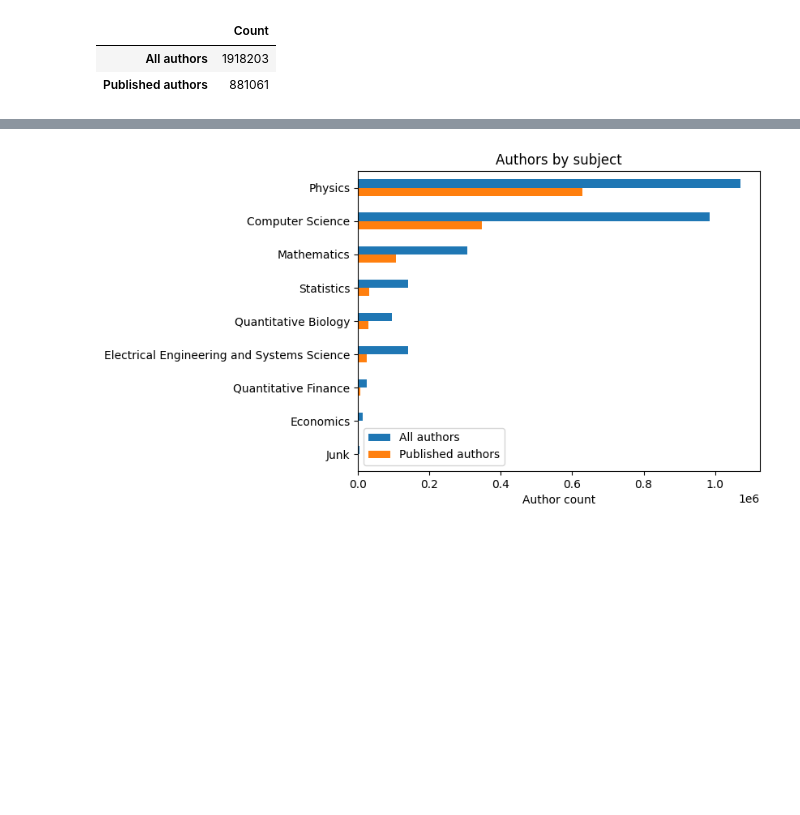
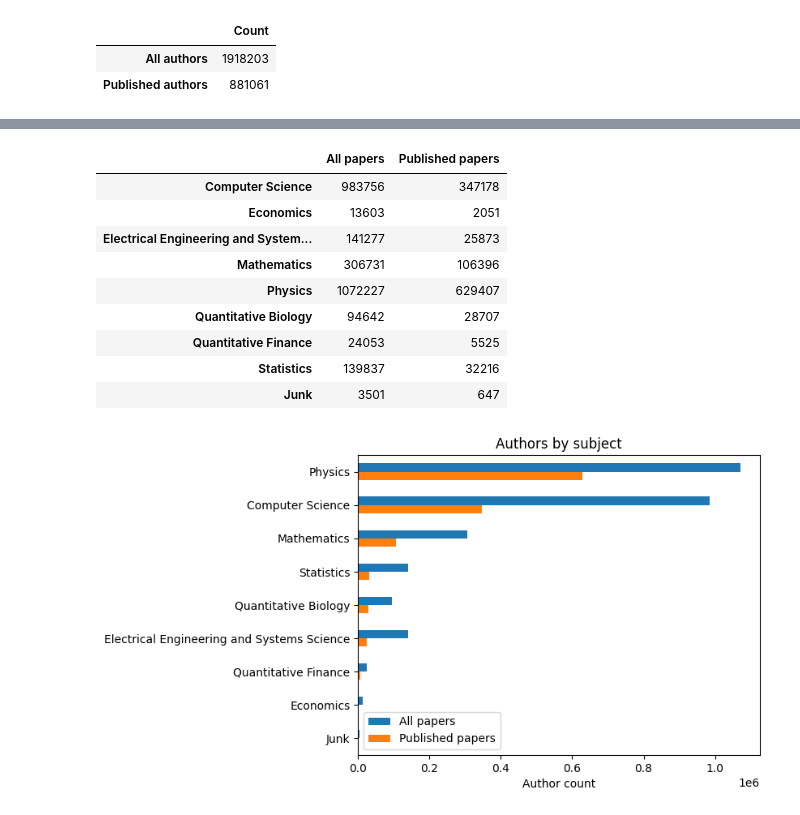
Before and after one commit to aot29/arxiv_exploratory, a Jupyter notebook: 02_authors_EDA.ipynb, the cells around one changed output, grey strips where cells are left out. Saved outputs shown, nothing was run; the diff lists cells and outputs as text; code cells hidden in the pictures; blank space fills up the shorter version.

Commit message:
Authors by subject

```diff
--- a/02_authors_EDA.ipynb
+++ b/02_authors_EDA.ipynb
@@ -19,12 +18,0 @@ Wall time: 15.9 s
-# %%
-def flatten(xss):
-    return [x for xs in xss for x in xs]
-
-def get_authors(df):
-    """Given a dataframe, return unique authors"""
-    authors = flatten(df['authors_parsed'])
-    return set(authors)
-
-def count_authors(df):
-    """Given a dataframe, return count of unique authors"""
-    return len(get_authors(df))
@@ -31,2 +22,15 @@ def count_authors(df):
+# %%
+def flatten(xss):
+    """Flatten a list of lists"""
+    return [x for xs in xss for x in xs]
+
+def get_unique_authors(df):
+    """Given a dataframe, return unique authors"""
+    authors = flatten(df['authors_parsed'])
+    return set(authors)
+
+def count_authors(df):
+    """Given a dataframe, return count of unique authors"""
+    return len(get_unique_authors(df))
 # %%
 # ALL AUTHORS
@@ -78 +57,29 @@ counts_df
+# %%
+def count_authors_by_subject(df):
+    # Make a dict of papers by subject (a DataFrame for each subject), if a paper has several subjects, then that paper will be in multiple DataFrames.
+    papers_by_subject = {key: [] for key in keys}
+    for key in keys:
+        idx = df[key] == 1
+        papers_by_subject[key] = df[idx]
+
+    # For each subject, take the count unique authors
+    return {key: count_authors(papers_by_subject[key]) for key in keys}
+
+count_all_authors_by_subject = count_authors_by_subject(arxiv_metadata)
+count_published_authors_by_subject = count_authors_by_subject(arxiv_published)
+authors_by_subject = pd.DataFrame.from_records([count_all_authors_by_subject, count_published_authors_by_subject], index=['All papers', 'Published papers'])
+# Rotate the DataFrame
+authors_by_subject = authors_by_subject.T
+authors_by_subject
+# %% [output]
+|  | All papers | Published papers |
+| Computer Science | 983756 | 347178 |
+| Economics | 13603 | 2051 |
+| Electrical Engineering and System... | 141277 | 25873 |
+| Mathematics | 306731 | 106396 |
+| Physics | 1072227 | 629407 |
+| Quantitative Biology | 94642 | 28707 |
+| Quantitative Finance | 24053 | 5525 |
+| Statistics | 139837 | 32216 |
+| Junk | 3501 | 647 |
 # %%
```
Also changed, not shown: parts of 6 cells of this notebook.
